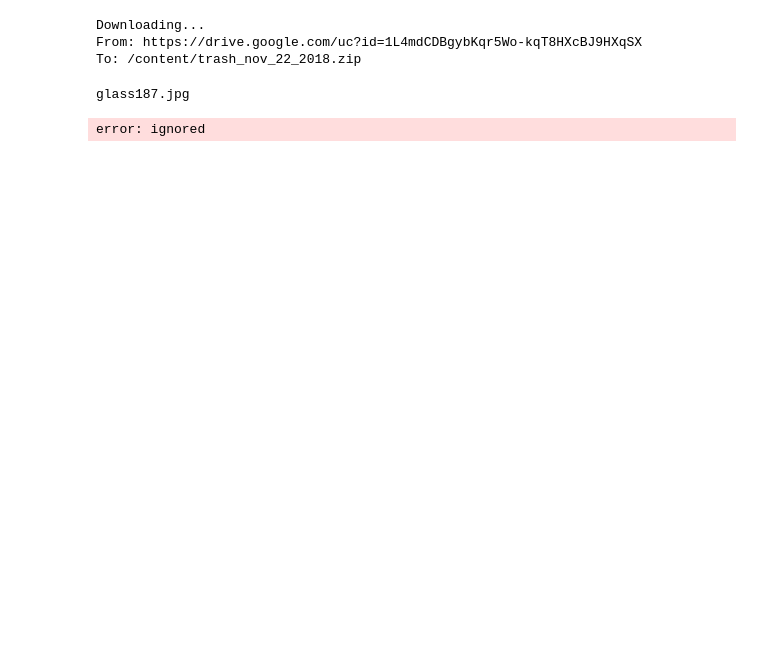
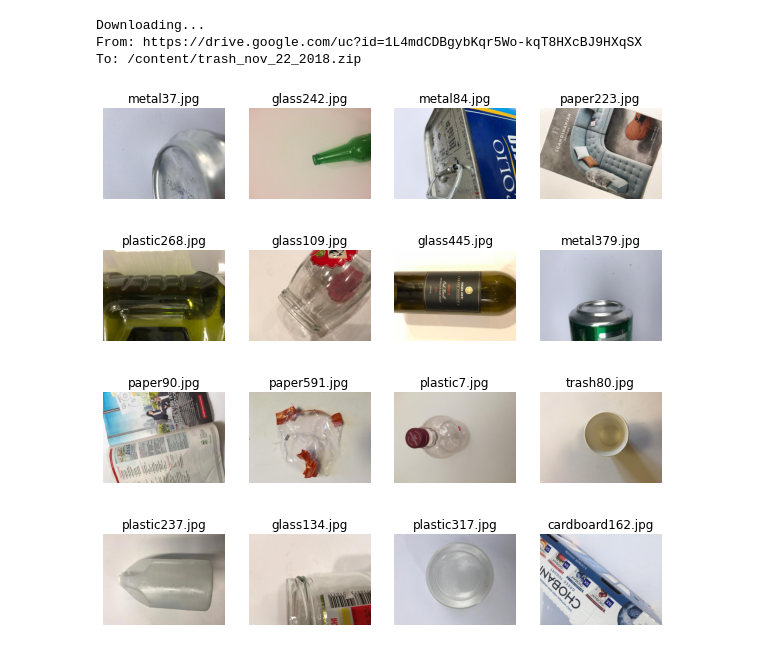
Before and after one commit to ucfilho/ANN, a Jupyter notebook: ANN_2022/Image/class_001_image_processing_smart_trash_bin_004.ipynb, the cells around one changed output. Saved outputs shown, nothing was run; the diff lists cells and outputs as text; code cells hidden in the pictures; blank space fills up the shorter version.

```diff
--- a/ANN_2022/Image/class_001_image_processing_smart_trash_bin_004.ipynb
+++ b/ANN_2022/Image/class_001_image_processing_smart_trash_bin_004.ipynb
@@ -27,20 +28,18 @@ X_test= []
 Y_test =[]
 n = len(img_name)
 i =0
-for i in range(12):
+for i in range(16):
   name = img_name[random.randrange(n)]
-  print(name)
   Y_test.append(name)
-  X_test.append(cv2.resize(cv2.imread(name),(Img_Size,Img_Size)))
+  X_test.append(cv2.cvtColor(cv2.imread(name), cv2.COLOR_BGR2RGB))
-# %% [output]
-glass187.jpg
-error: ignored
 # %%
 plt.figure(figsize=(10, 10))
 
 for i in range(16):
   ax = plt.subplot(4, 4, i + 1)
-  RGB_img = cv2.cvtColor(X_train[i], cv2.COLOR_BGR2RGB)
-  plt.imshow(RGB_img)
-  plt.title(Y_train[i])
+  #RGB_img = cv2.cvtColor(X_test[i], cv2.COLOR_BGR2RGB)
+  plt.imshow(X_test[i])
+  plt.title(Y_test[i])
   plt.axis("off")
+# %% [output]
+[figure, added]
```
Also changed, not shown: parts of 1 cell of this notebook.
